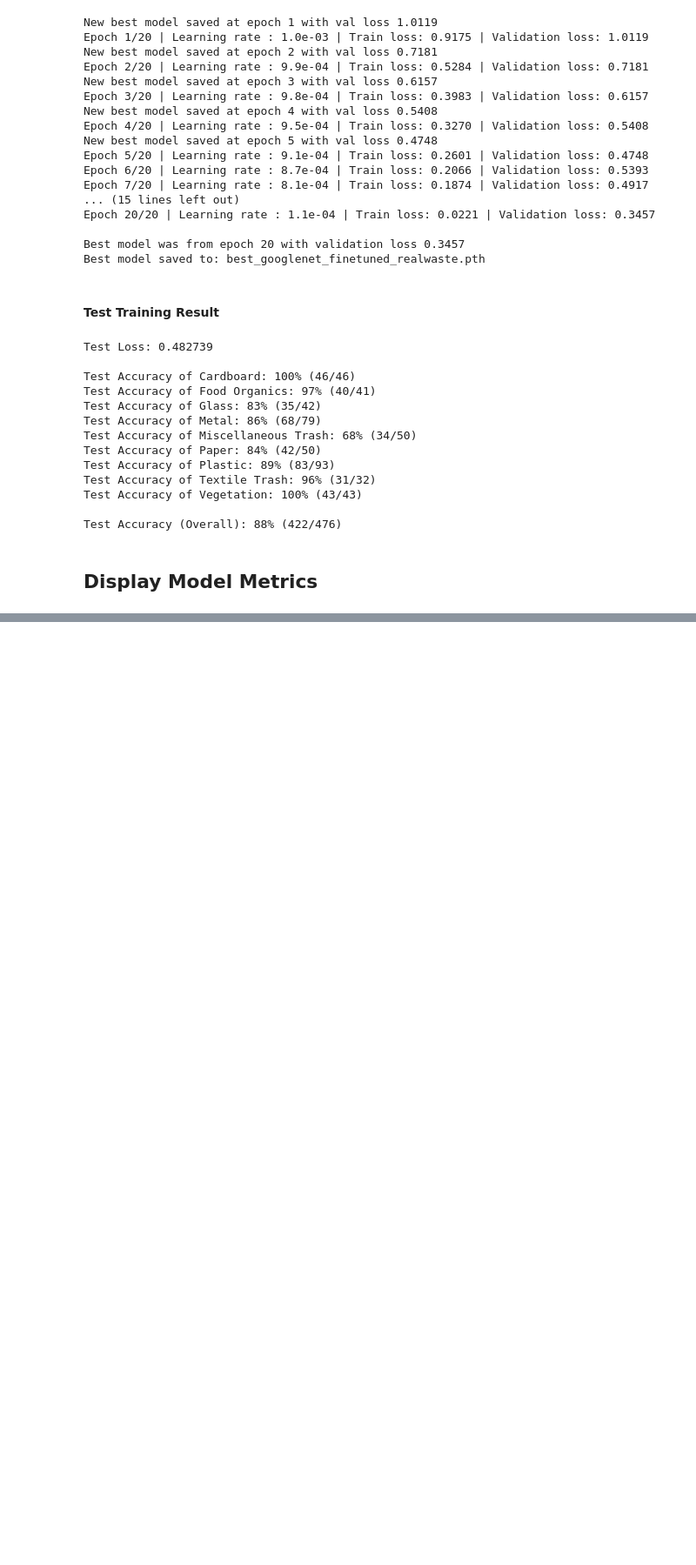
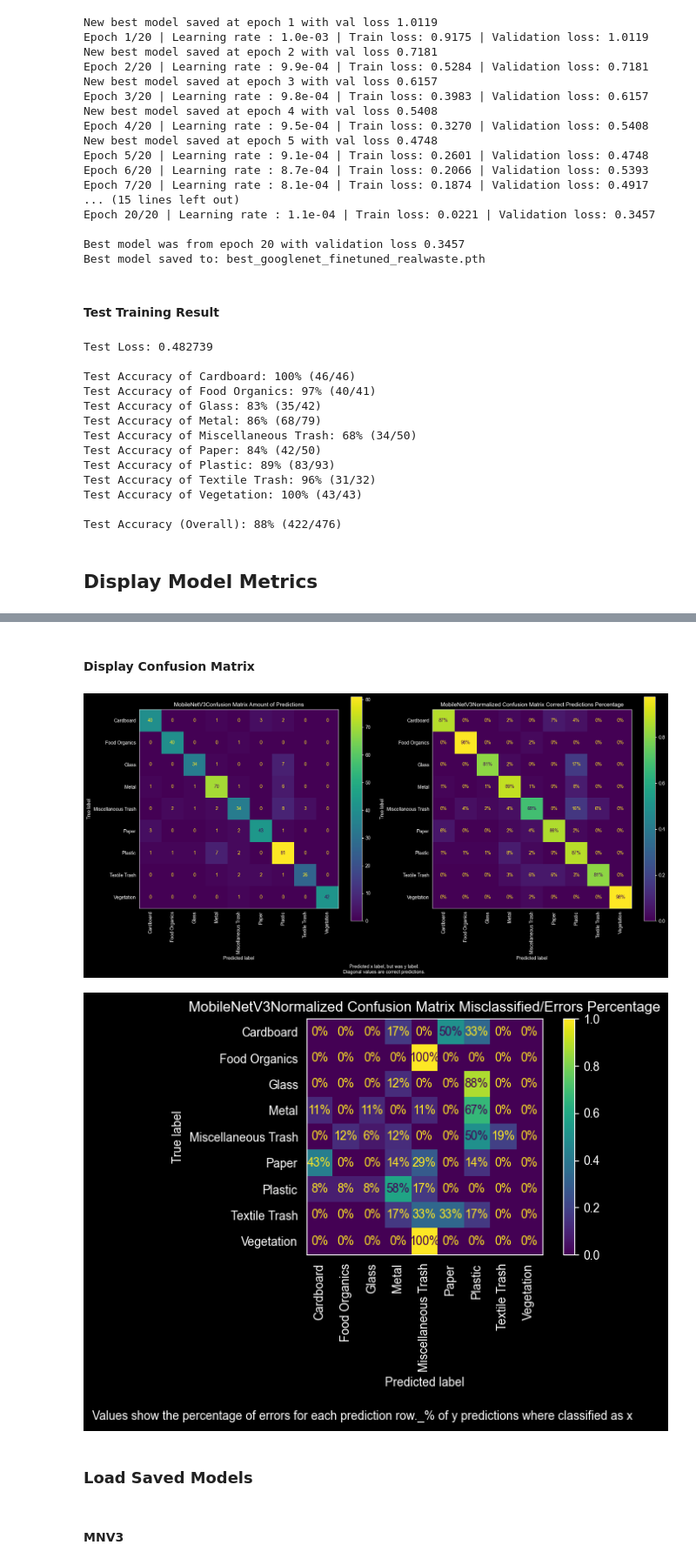
Before and after one commit to juliareinhart/waste-classification-ml, a Jupyter notebook: waste_classification.ipynb, the cells around one changed output, grey strips where cells are left out. Shown at 87% size. Saved outputs shown, nothing was run; the diff lists cells and outputs as text; code cells hidden in the pictures; blank space fills up the shorter version.

Commit message:
Confusion Matrix for MNV3

```diff
--- a/waste_classification.ipynb
+++ b/waste_classification.ipynb
@@ -629,15 +625,3 @@ def test_model(model: nn.Module, test_loader: DataLoader, config: TrainConfig, c
-# %%
-from sklearn.metrics import confusion_matrix
-import seaborn as sns
-def print_confusion_matrix(label_true, label_pred, class_names: list[str]):
-    cm = confusion_matrix(label_true, label_pred)
-
-    plt.figure(figsize=(10, 10))
-    sns.heatmap(cm, annot=True, fmt="d", cmap="Blues", xticklabels=class_names, yticklabels=class_names)
-
-    plt.xlabel('Predicted')
-    plt.ylabel('Actual')
-    plt.show()
 # %% [markdown]
 #### Helper Function for Model Training Preparation
 # %%
@@ -1103,0 +1156,2 @@ print_confusion_matrix(label_true, label_pred, class_names)
+# %%
+train, val, test, class_names = get_realwaste_dataloaders(real_waste_path,get_augmented_transform())
@@ -1103,0 +1160,10 @@ print_confusion_matrix(label_true, label_pred, class_names)
+# %%
+# Create model to load weights
+mnv3_model = torchvision.models.mobilenet_v3_small(weights=None, num_classes=len(class_names))
+# Load checkpoint
+model_path = 'models/mobilenetv3_realwaste.pth'
+checkpoint = torch.load(model_path, weights_only=False)
+# Load model with the previous saved state
+mnv3_model.load_state_dict(checkpoint['model_state_dict'])
+mnv3_config = checkpoint['config']
+mnv3_model.eval();
@@ -1103,0 +1172,2 @@ print_confusion_matrix(label_true, label_pred, class_names)
+# %%
+y_true, y_pred = test_model(mnv3_model, test, mnv3_config,class_names, device)
@@ -1103,0 +1188,11 @@ print_confusion_matrix(label_true, label_pred, class_names)
+# %% [markdown]
+#### Display Confusion Matrix
+# %%
+print_confusion_matrix(y_true, y_pred, class_names, mnv3_model.__class__.__name__)
+# %% [output]
+[figure, added]
+[figure, added]
+# %% [markdown]
+### Load Saved Models
+# %% [markdown]
+#### MNV3
```
Also changed, not shown: parts of 23 cells of this notebook.
